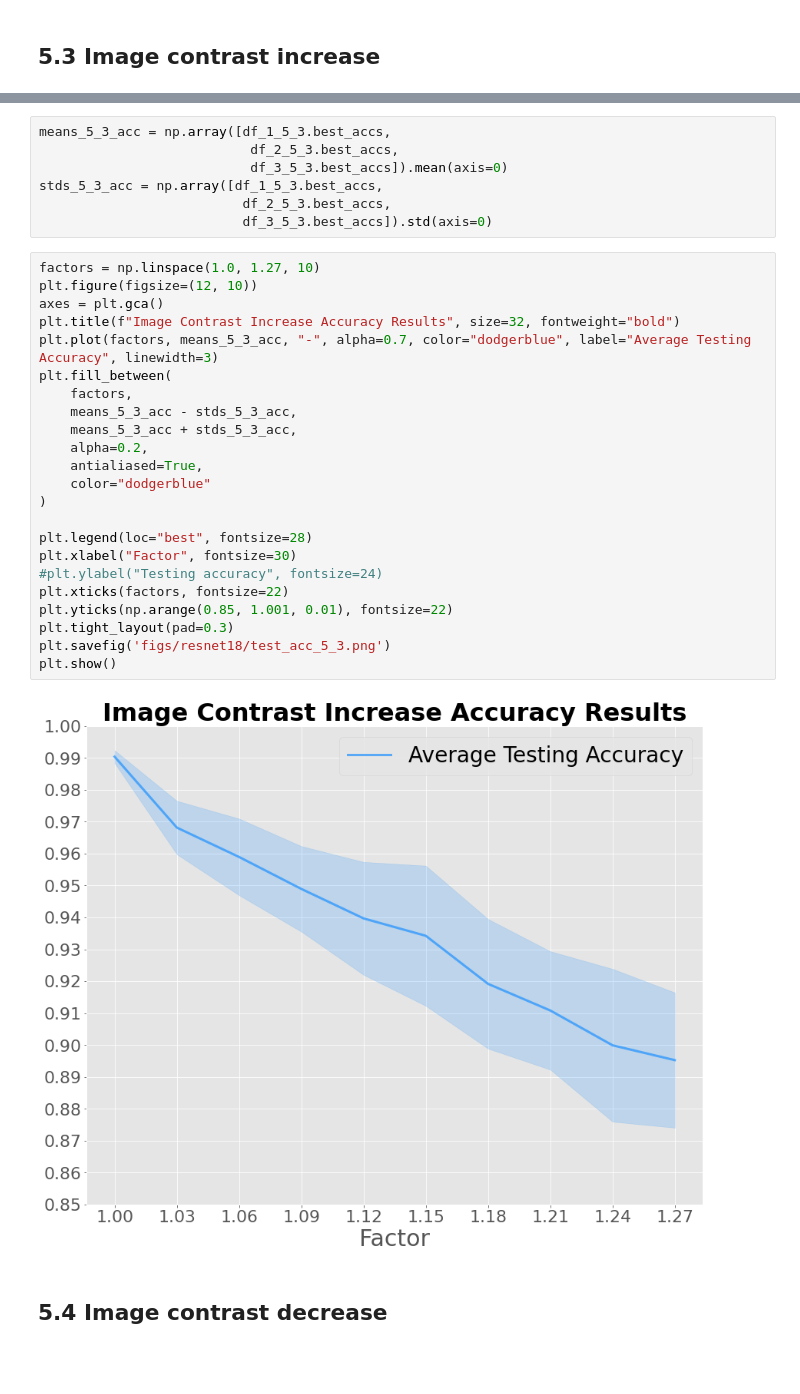
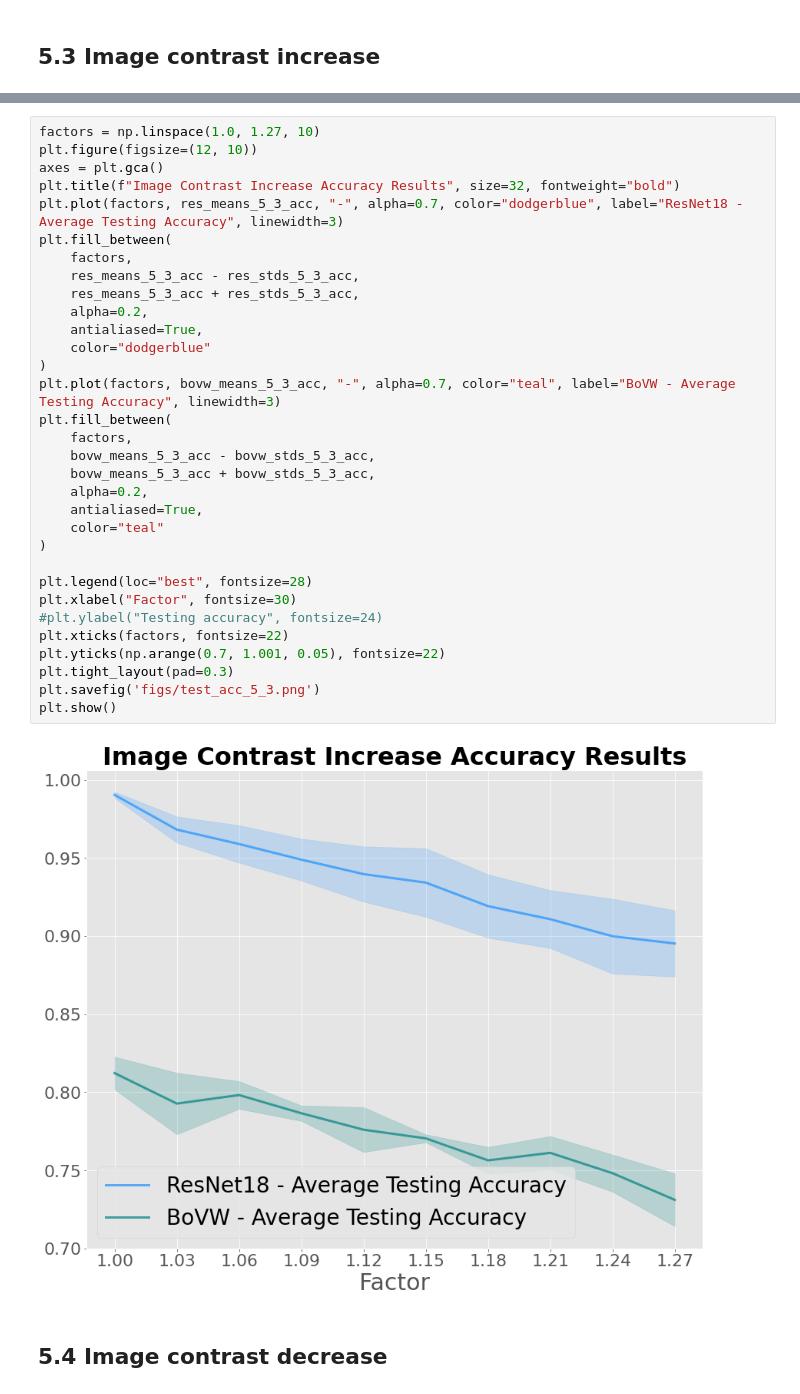
Before and after one commit to federicoarenasl/BoVW-ResNet18-Robustness-Evaluation, a Jupyter notebook: resnet_data_analyser.ipynb, the cells around one changed output, grey strips where cells are left out. Saved outputs shown, nothing was run; the diff lists cells and outputs as text; blank space fills up the shorter version.

Commit message:
Plotting for BoVW results.

```diff
--- a/resnet_data_analyser.ipynb
+++ b/resnet_data_analyser.ipynb
@@ -470,35 +543,37 @@ df_3_5_3 = pd.read_csv('output/resnet18/robustness/5_3/full_split_3/robustness_r
-# %%
-means_5_3_acc = np.array([df_1_5_3.best_accs,
-                           df_2_5_3.best_accs,
-                           df_3_5_3.best_accs]).mean(axis=0)
-stds_5_3_acc = np.array([df_1_5_3.best_accs,
-                          df_2_5_3.best_accs,
-                          df_3_5_3.best_accs]).std(axis=0)
 # %%
 factors = np.linspace(1.0, 1.27, 10)
 plt.figure(figsize=(12, 10))
 axes = plt.gca()
 plt.title(f"Image Contrast Increase Accuracy Results", size=32, fontweight="bold")
-plt.plot(factors, means_5_3_acc, "-", alpha=0.7, color="dodgerblue", label="Average Testing Accuracy", linewidth=3)
+plt.plot(factors, res_means_5_3_acc, "-", alpha=0.7, color="dodgerblue", label="ResNet18 - Average Testing Accuracy", linewidth=3)
 plt.fill_between(
     factors,
-    means_5_3_acc - stds_5_3_acc,
-    means_5_3_acc + stds_5_3_acc,
+    res_means_5_3_acc - res_stds_5_3_acc,
+    res_means_5_3_acc + res_stds_5_3_acc,
     alpha=0.2,
     antialiased=True,
     color="dodgerblue"
+)
+plt.plot(factors, bovw_means_5_3_acc, "-", alpha=0.7, color="teal", label="BoVW - Average Testing Accuracy", linewidth=3)
+plt.fill_between(
+    factors,
+    bovw_means_5_3_acc - bovw_stds_5_3_acc,
+    bovw_means_5_3_acc + bovw_stds_5_3_acc,
+    alpha=0.2,
+    antialiased=True,
+    color="teal"
 )
 
 plt.legend(loc="best", fontsize=28)
 plt.xlabel("Factor", fontsize=30)
 #plt.ylabel("Testing accuracy", fontsize=24)
 plt.xticks(factors, fontsize=22)
-plt.yticks(np.arange(0.85, 1.001, 0.01), fontsize=22)
+plt.yticks(np.arange(0.7, 1.001, 0.05), fontsize=22)
 plt.tight_layout(pad=0.3)
-plt.savefig('figs/resnet18/test_acc_5_3.png')
+plt.savefig('figs/test_acc_5_3.png')
 plt.show()
 # %% [output]
-[figure, old version]
+[figure, new version]
 # %% [markdown]
 ## 5.4 Image contrast decrease
 # %%
```
Also changed, not shown: parts of 25 cells of this notebook, 1 other file.
